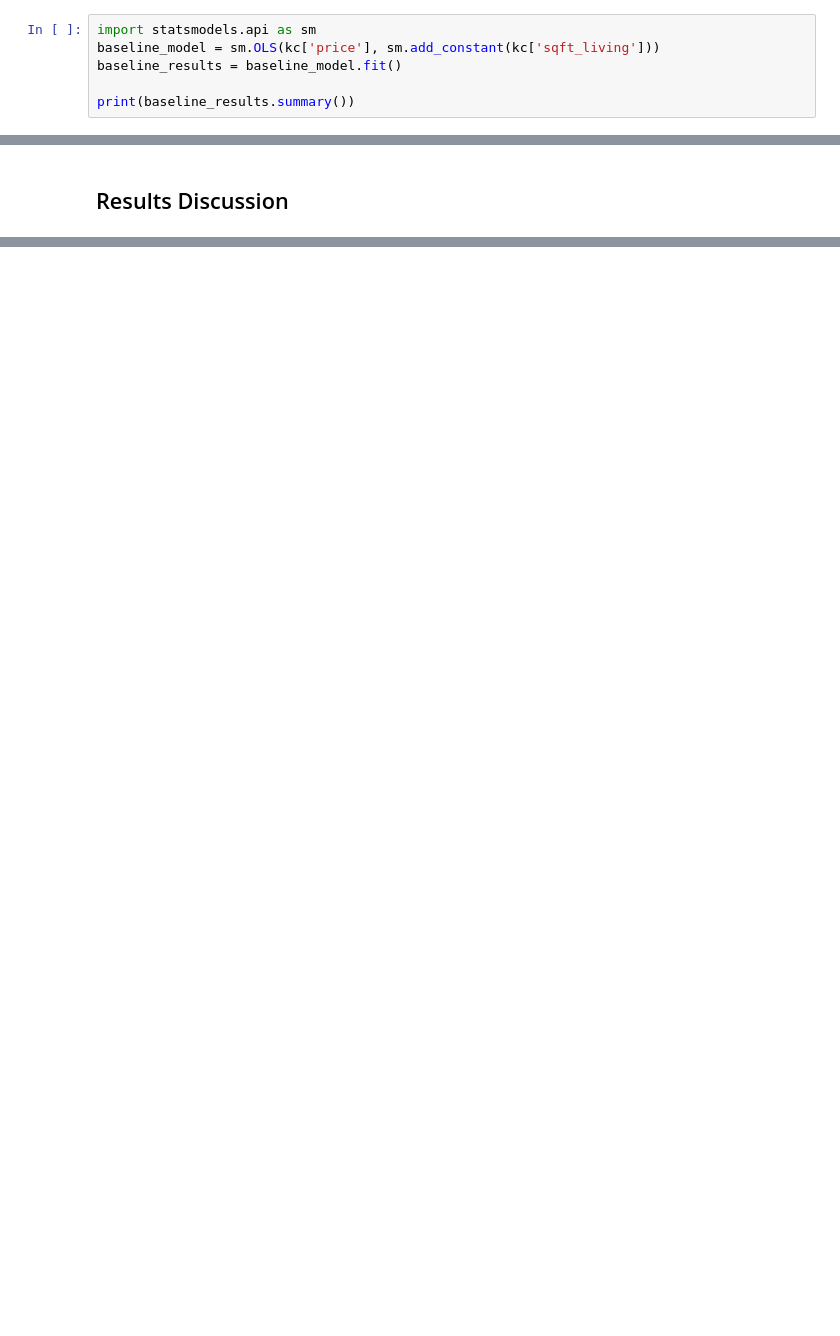
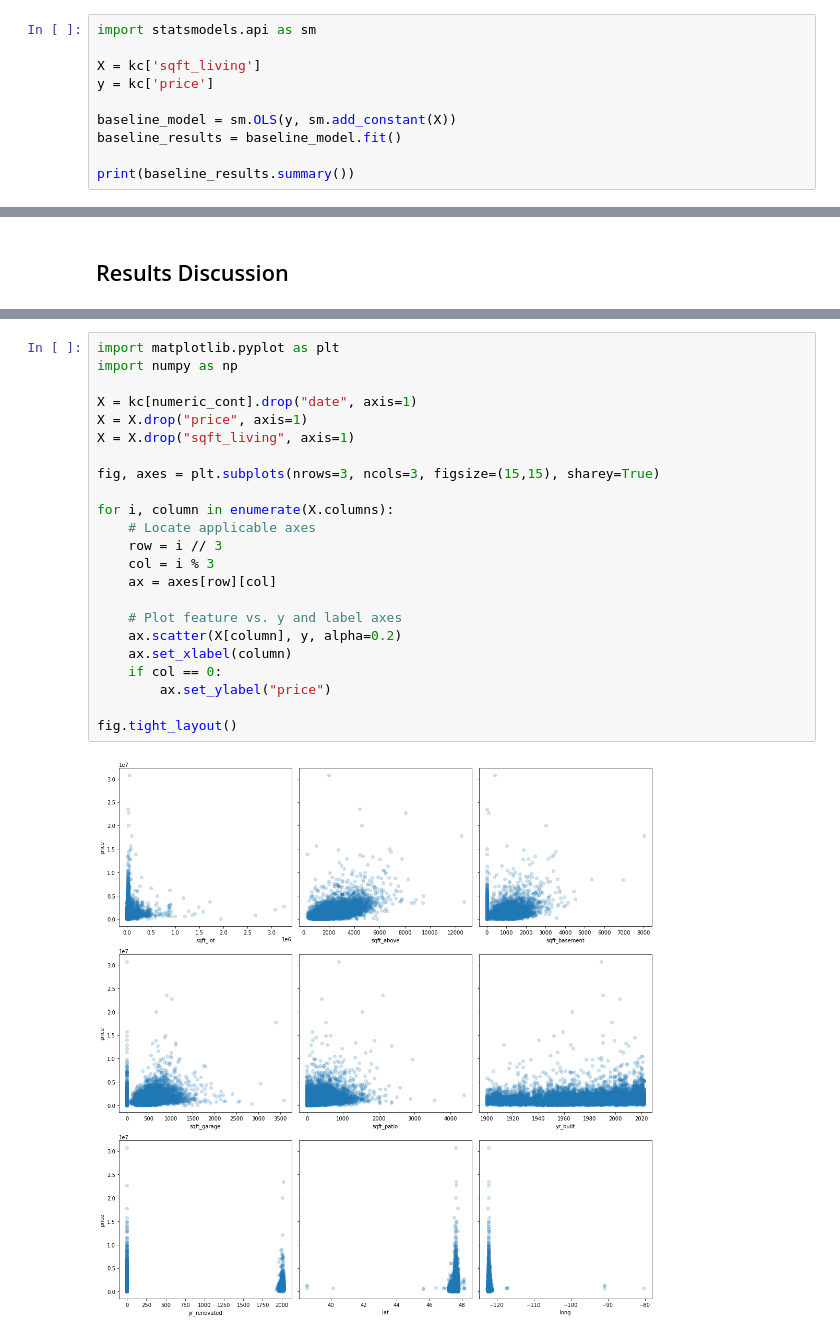
Before and after one commit to bennettandrewm/kings_county_real_estate_analysis, a Jupyter notebook: kings_county_real_estate_analysis.ipynb, the cells around one changed output, grey strips where cells are left out. Saved outputs shown, nothing was run; the diff lists cells and outputs as text; blank space fills up the shorter version.

```diff
--- a/kings_county_real_estate_analysis.ipynb
+++ b/kings_county_real_estate_analysis.ipynb
@@ -199,7 +495,11 @@ kc.plot.scatter("sqft_living","price")
 Whelp, let's take a dive into the data and see what's what.
 # %%
 import statsmodels.api as sm
-baseline_model = sm.OLS(kc['price'], sm.add_constant(kc['sqft_living']))
+
+X = kc['sqft_living']
+y = kc['price']
+
+baseline_model = sm.OLS(y, sm.add_constant(X))
 baseline_results = baseline_model.fit()
 
 print(baseline_results.summary())
@@ -232,0 +593,25 @@ The coefficients for the intercept
+# %%
+import matplotlib.pyplot as plt
+import numpy as np
+
+X = kc[numeric_cont].drop("date", axis=1)
+X = X.drop("price", axis=1)
+X = X.drop("sqft_living", axis=1)
+
+fig, axes = plt.subplots(nrows=3, ncols=3, figsize=(15,15), sharey=True)
+
+for i, column in enumerate(X.columns):
+    # Locate applicable axes
+    row = i // 3
+    col = i % 3
+    ax = axes[row][col]
+
+    # Plot feature vs. y and label axes
+    ax.scatter(X[column], y, alpha=0.2)
+    ax.set_xlabel(column)
+    if col == 0:
+        ax.set_ylabel("price")
+
+fig.tight_layout()
+# %% [output]
+[figure, added]
```
Also changed, not shown: parts of 93 cells of this notebook.
